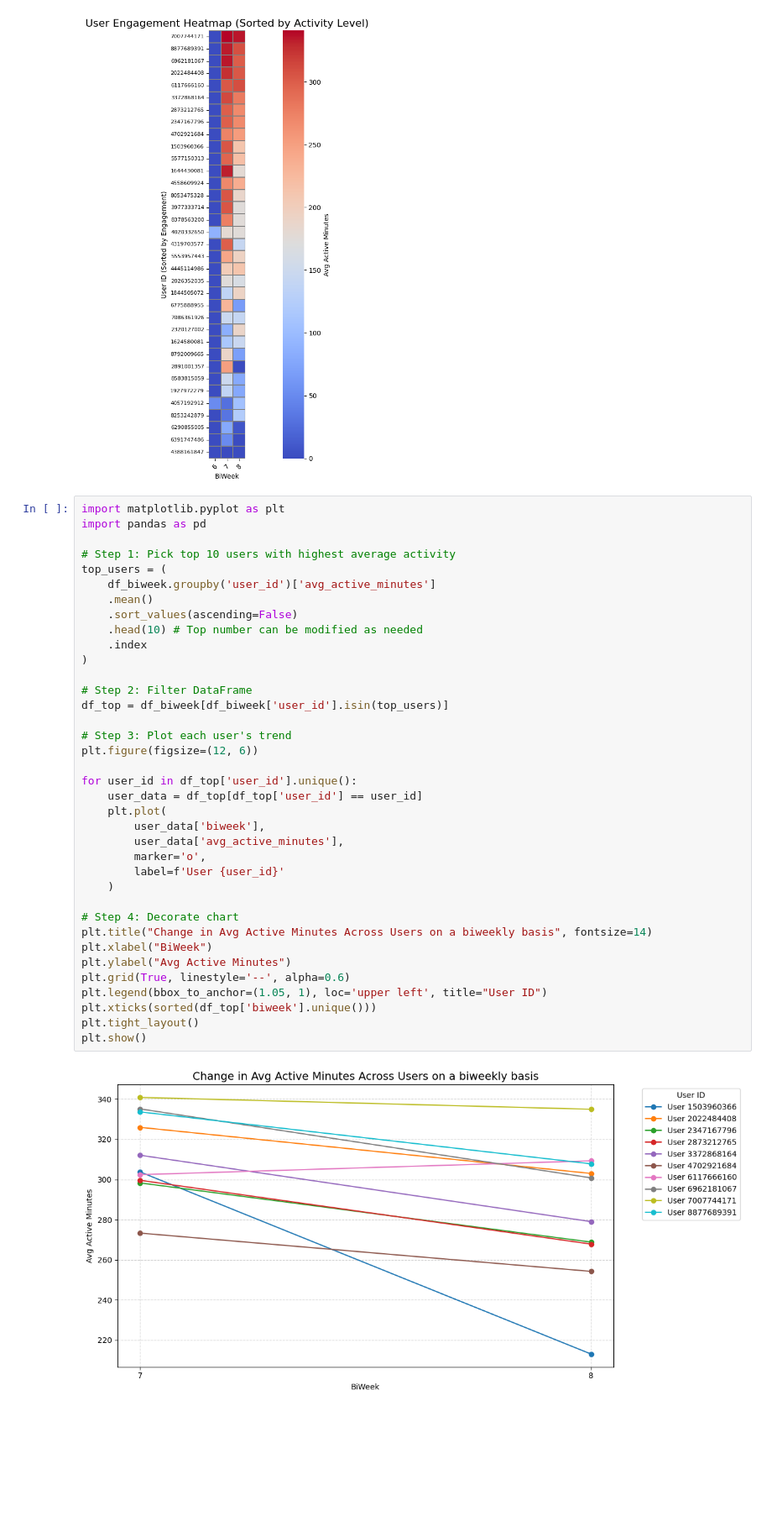
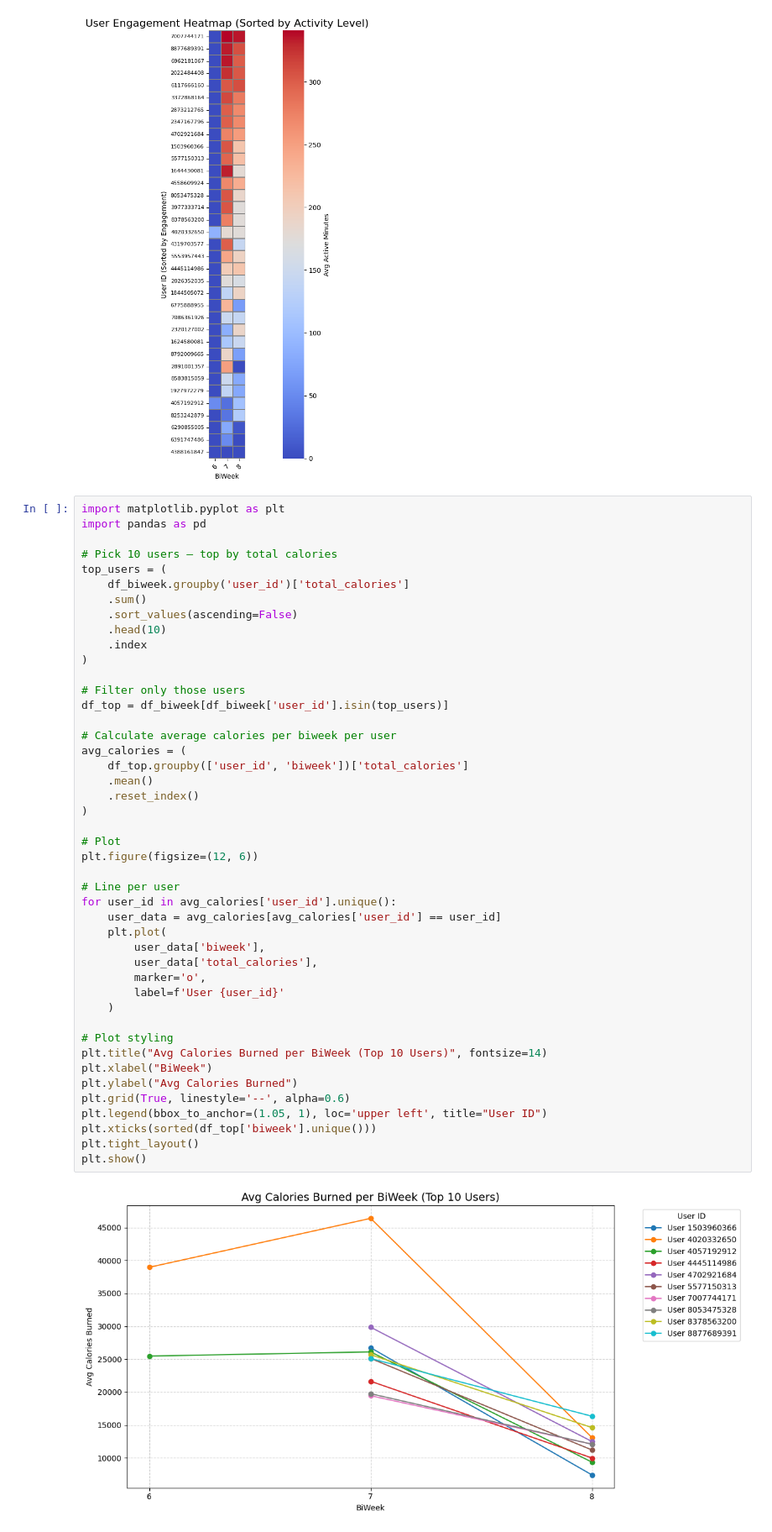
Before and after one commit to krisvijay0506/Team-Ninjas---fitness-coach-analytics, a Jupyter notebook: Beam_Ninjas_–_Fitness_Tracker_Data_Pipeline.ipynb, the cells around one changed output. Shown at 84% size. Saved outputs shown, nothing was run; the diff lists cells and outputs as text; blank space fills up the shorter version.

```diff
--- a/Beam_Ninjas_–_Fitness_Tracker_Data_Pipeline.ipynb
+++ b/Beam_Ninjas_–_Fitness_Tracker_Data_Pipeline.ipynb
@@ -423,39 +423,47 @@ plt.show()
 # %%
 import matplotlib.pyplot as plt
 import pandas as pd
 
-# Step 1: Pick top 10 users with highest average activity
+# Pick 10 users — top by total calories
 top_users = (
-    df_biweek.groupby('user_id')['avg_active_minutes']
-    .mean()
+    df_biweek.groupby('user_id')['total_calories']
+    .sum()
     .sort_values(ascending=False)
-    .head(10) # Top number can be modified as needed
+    .head(10)
     .index
 )
 
-# Step 2: Filter DataFrame
+# Filter only those users
 df_top = df_biweek[df_biweek['user_id'].isin(top_users)]
 
-# Step 3: Plot each user's trend
+# Calculate average calories per biweek per user
+avg_calories = (
+    df_top.groupby(['user_id', 'biweek'])['total_calories']
+    .mean()
+    .reset_index()
+)
+
+# Plot
 plt.figure(figsize=(12, 6))
 
-for user_id in df_top['user_id'].unique():
-    user_data = df_top[df_top['user_id'] == user_id]
+# Line per user
+for user_id in avg_calories['user_id'].unique():
+    user_data = avg_calories[avg_calories['user_id'] == user_id]
     plt.plot(
         user_data['biweek'],
-        user_data['avg_active_minutes'],
+        user_data['total_calories'],
         marker='o',
         label=f'User {user_id}'
     )
 
-# Step 4: Decorate chart
-plt.title("Change in Avg Active Minutes Across Users on a biweekly basis", fontsize=14)
+# Plot styling
+plt.title("Avg Calories Burned per BiWeek (Top 10 Users)", fontsize=14)
 plt.xlabel("BiWeek")
-plt.ylabel("Avg Active Minutes")
+plt.ylabel("Avg Calories Burned")
 plt.grid(True, linestyle='--', alpha=0.6)
 plt.legend(bbox_to_anchor=(1.05, 1), loc='upper left', title="User ID")
 plt.xticks(sorted(df_top['biweek'].unique()))
 plt.tight_layout()
 plt.show()
 # %% [output]
-[figure, old version]
+[figure, new version]
```
